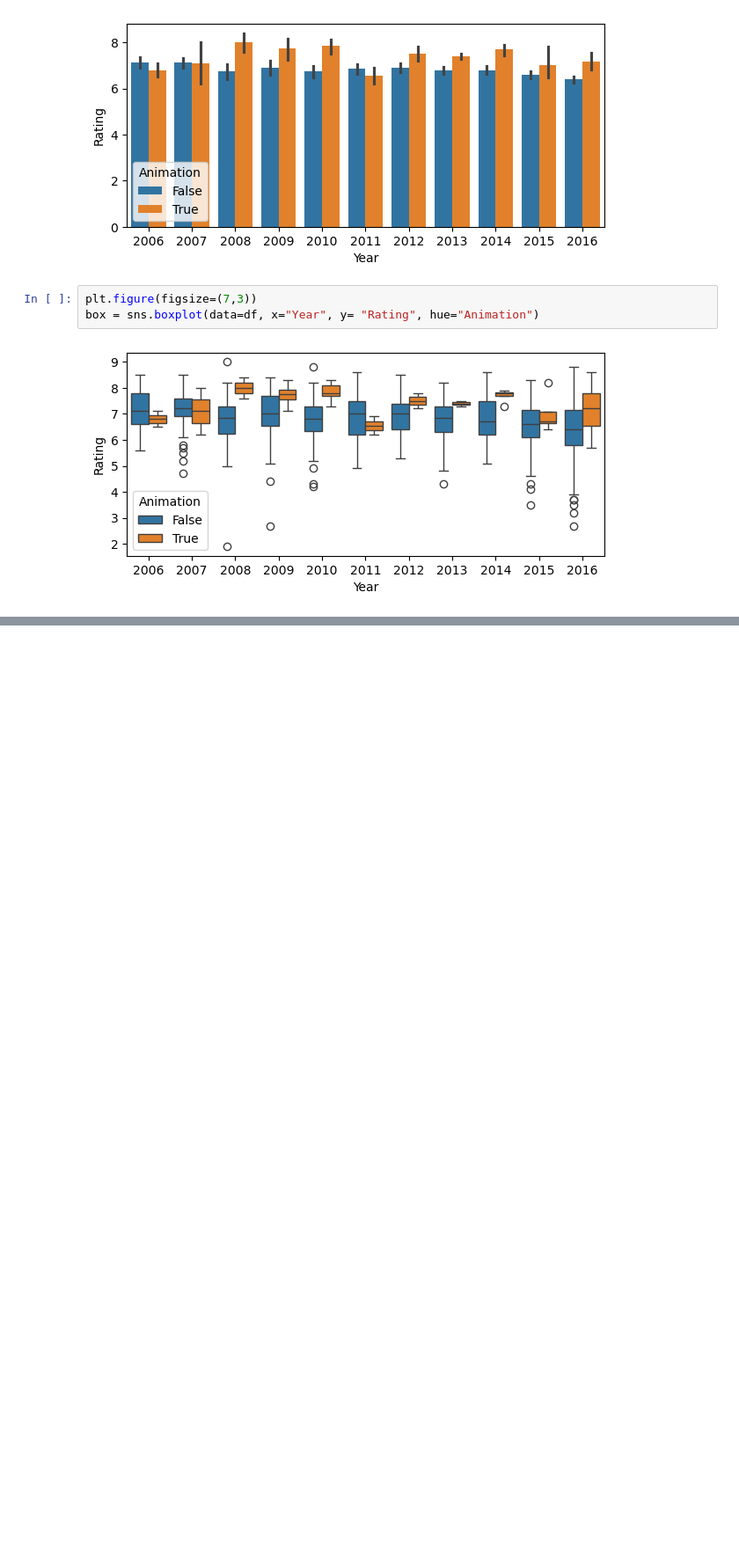
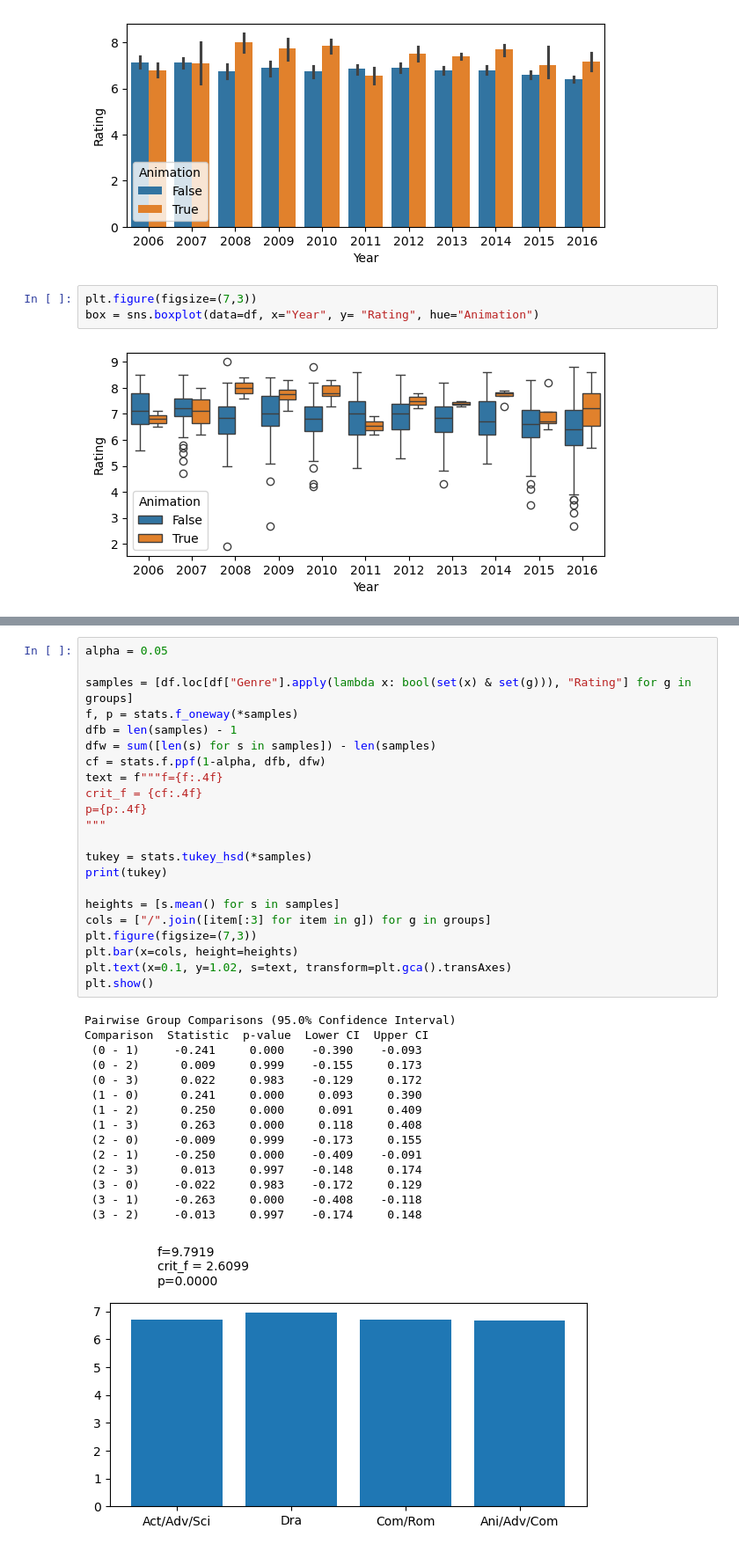
Before and after one commit to mle012/homework, a Jupyter notebook: Homework.week13.ipynb, the cells around one changed output, grey strips where cells are left out. Shown at 88% size. Drawn from its saved outputs; the diff is of its cells as text; blank space fills up the shorter version.

```diff
--- a/Homework.week13.ipynb
+++ b/Homework.week13.ipynb
@@ -91,0 +92,38 @@ TypeError: 'float' object is not iterable
+# %%
+alpha = 0.05
+
+samples = [df.loc[df["Genre"].apply(lambda x: bool(set(x) & set(g))), "Rating"] for g in groups]
+f, p = stats.f_oneway(*samples)
+dfb = len(samples) - 1
+dfw = sum([len(s) for s in samples]) - len(samples)
+cf = stats.f.ppf(1-alpha, dfb, dfw)
+text = f"""f={f:.4f}
+crit_f = {cf:.4f}
+p={p:.4f}
+"""
+
+tukey = stats.tukey_hsd(*samples)
+print(tukey)
+
+heights = [s.mean() for s in samples]
+cols = ["/".join([item[:3] for item in g]) for g in groups]
+plt.figure(figsize=(7,3))
+plt.bar(x=cols, height=heights)
+plt.text(x=0.1, y=1.02, s=text, transform=plt.gca().transAxes)
+plt.show()
+# %% [output]
+Pairwise Group Comparisons (95.0% Confidence Interval)
+Comparison  Statistic  p-value  Lower CI  Upper CI
+ (0 - 1)     -0.241     0.000    -0.390    -0.093
+ (0 - 2)      0.009     0.999    -0.155     0.173
+ (0 - 3)      0.022     0.983    -0.129     0.172
+ (1 - 0)      0.241     0.000     0.093     0.390
+ (1 - 2)      0.250     0.000     0.091     0.409
+ (1 - 3)      0.263     0.000     0.118     0.408
+ (2 - 0)     -0.009     0.999    -0.173     0.155
+ (2 - 1)     -0.250     0.000    -0.409    -0.091
+ (2 - 3)      0.013     0.997    -0.148     0.174
+ (3 - 0)     -0.022     0.983    -0.172     0.129
+ (3 - 1)     -0.263     0.000    -0.408    -0.118
+ (3 - 2)     -0.013     0.997    -0.174     0.148
+[figure, added]
```
Also changed, not shown: parts of 2 cells of this notebook.
